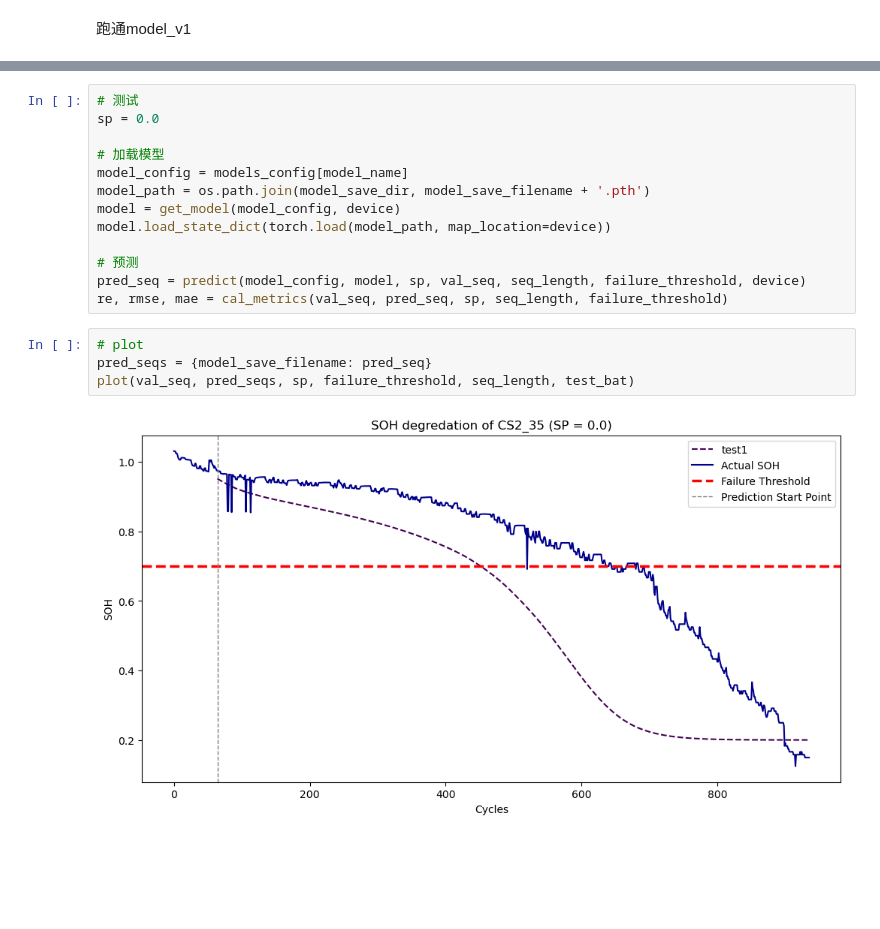
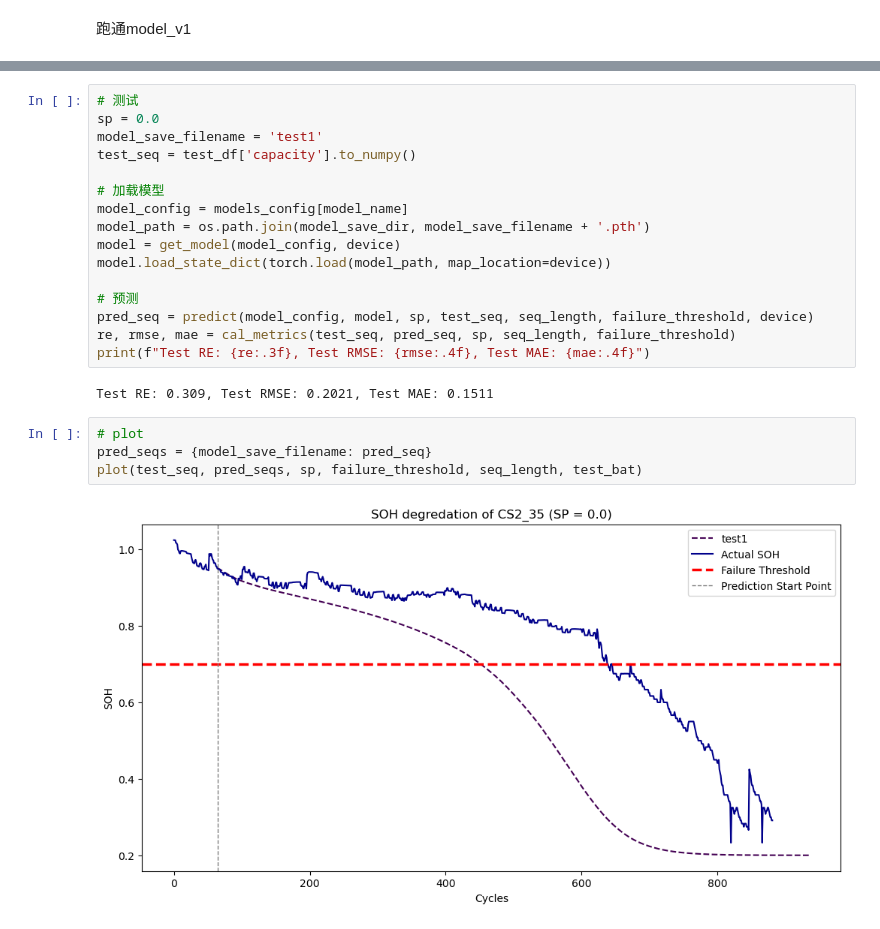
Before and after one commit to ZRui2001/RUL, a Jupyter notebook: train_test.ipynb, the cells around one changed output, grey strips where cells are left out. Cells and saved outputs as stored; diff of their text form; blank space fills up the shorter version.

```diff
--- a/train_test.ipynb
+++ b/train_test.ipynb
@@ -67,6 +92,8 @@ KeyboardInterrupt:
 # %%
 # 测试
 sp = 0.0
+model_save_filename = 'test1'
+test_seq = test_df['capacity'].to_numpy()
 
 # 加载模型
 model_config = models_config[model_name]
@@ -75,11 +102,14 @@ model = get_model(model_config, device)
 model.load_state_dict(torch.load(model_path, map_location=device))
 
 # 预测
-pred_seq = predict(model_config, model, sp, val_seq, seq_length, failure_threshold, device)
-re, rmse, mae = cal_metrics(val_seq, pred_seq, sp, seq_length, failure_threshold)
+pred_seq = predict(model_config, model, sp, test_seq, seq_length, failure_threshold, device)
+re, rmse, mae = cal_metrics(test_seq, pred_seq, sp, seq_length, failure_threshold)
+print(f"Test RE: {re:.3f}, Test RMSE: {rmse:.4f}, Test MAE: {mae:.4f}")
+# %% [output]
+Test RE: 0.309, Test RMSE: 0.2021, Test MAE: 0.1511
 # %%
 # plot
 pred_seqs = {model_save_filename: pred_seq}
-plot(val_seq, pred_seqs, sp, failure_threshold, seq_length, test_bat)
+plot(test_seq, pred_seqs, sp, failure_threshold, seq_length, test_bat)
 # %% [output]
-[figure, old version]
+[figure, new version]
```
Also changed, not shown: parts of 3 cells of this notebook, 49 other files.
